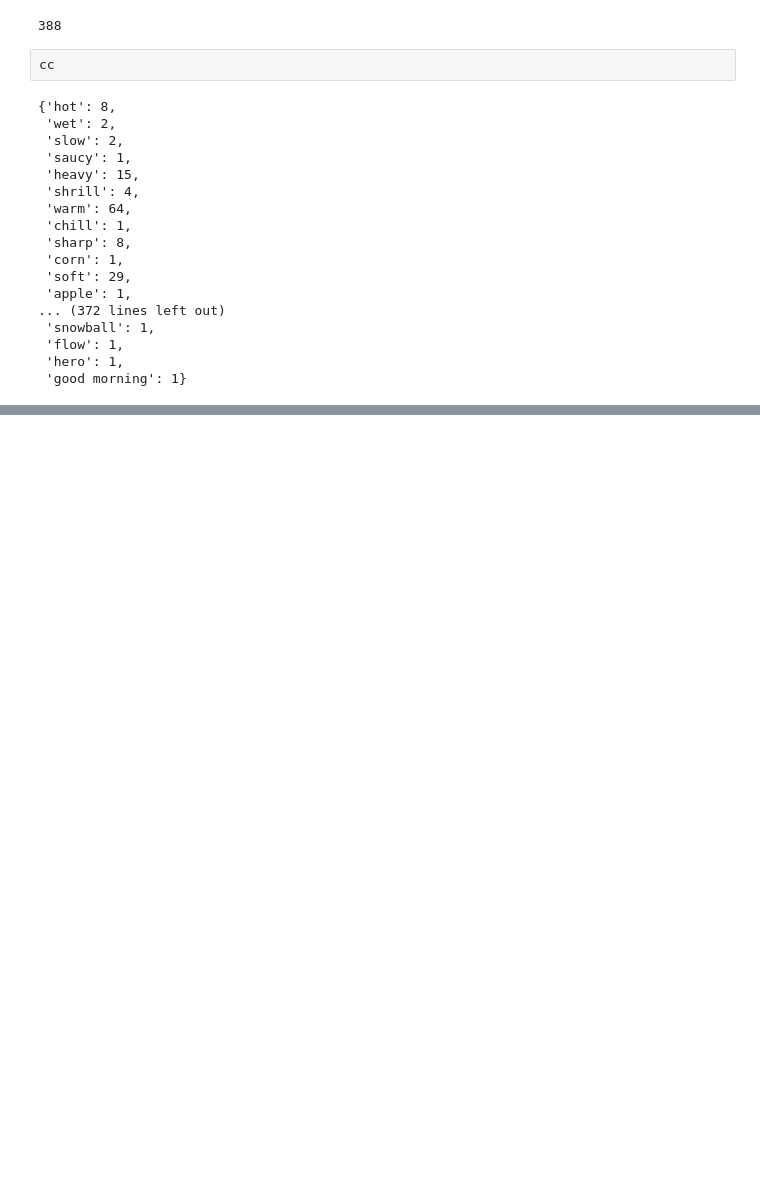
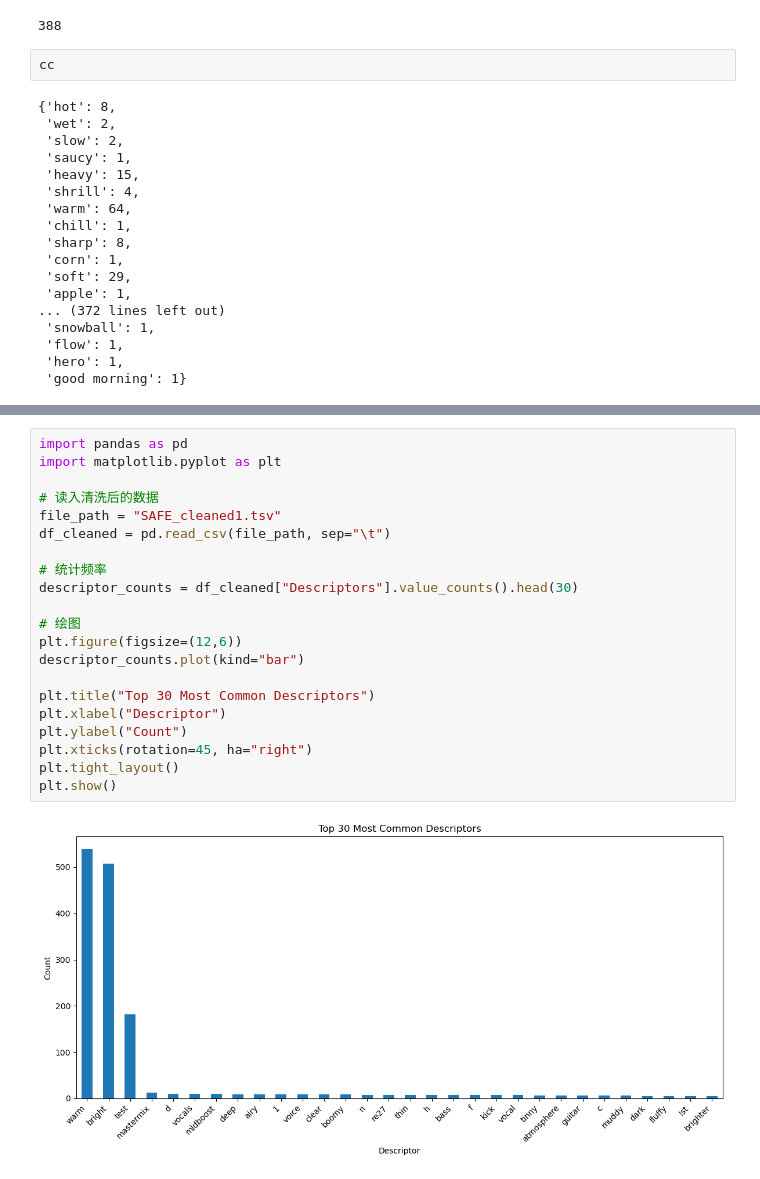
Before and after one commit to HQQHQ/Bert-Driven-Equalizer, a Jupyter notebook: data-preprocess copy.ipynb, the cells around one changed output, grey strips where cells are left out. Drawn from its saved outputs; the diff is of its cells as text; blank space fills up the shorter version.

```diff
--- a/data-preprocess copy.ipynb
+++ b/data-preprocess copy.ipynb
@@ -206,0 +235,23 @@ else:
+# %%
+import pandas as pd
+import matplotlib.pyplot as plt
+
+# 读入清洗后的数据
+file_path = "SAFE_cleaned1.tsv"
+df_cleaned = pd.read_csv(file_path, sep="\t")
+
+# 统计频率
+descriptor_counts = df_cleaned["Descriptors"].value_counts().head(30)
+
+# 绘图
+plt.figure(figsize=(12,6))
+descriptor_counts.plot(kind="bar")
+
+plt.title("Top 30 Most Common Descriptors")
+plt.xlabel("Descriptor")
+plt.ylabel("Count")
+plt.xticks(rotation=45, ha="right")
+plt.tight_layout()
+plt.show()
+# %% [output]
+[figure, added]
```
Also changed, not shown: parts of 12 cells of this notebook, 16 other files.
